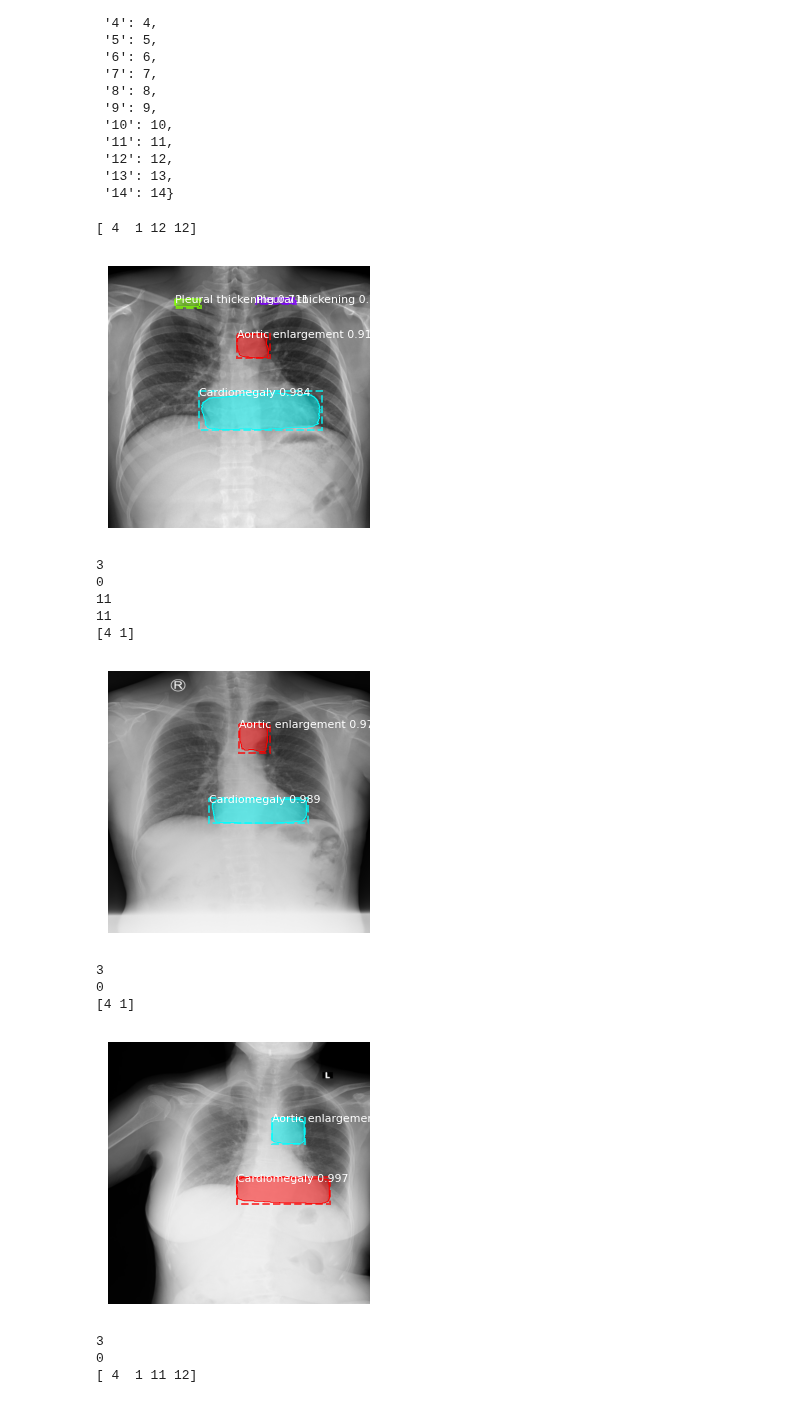
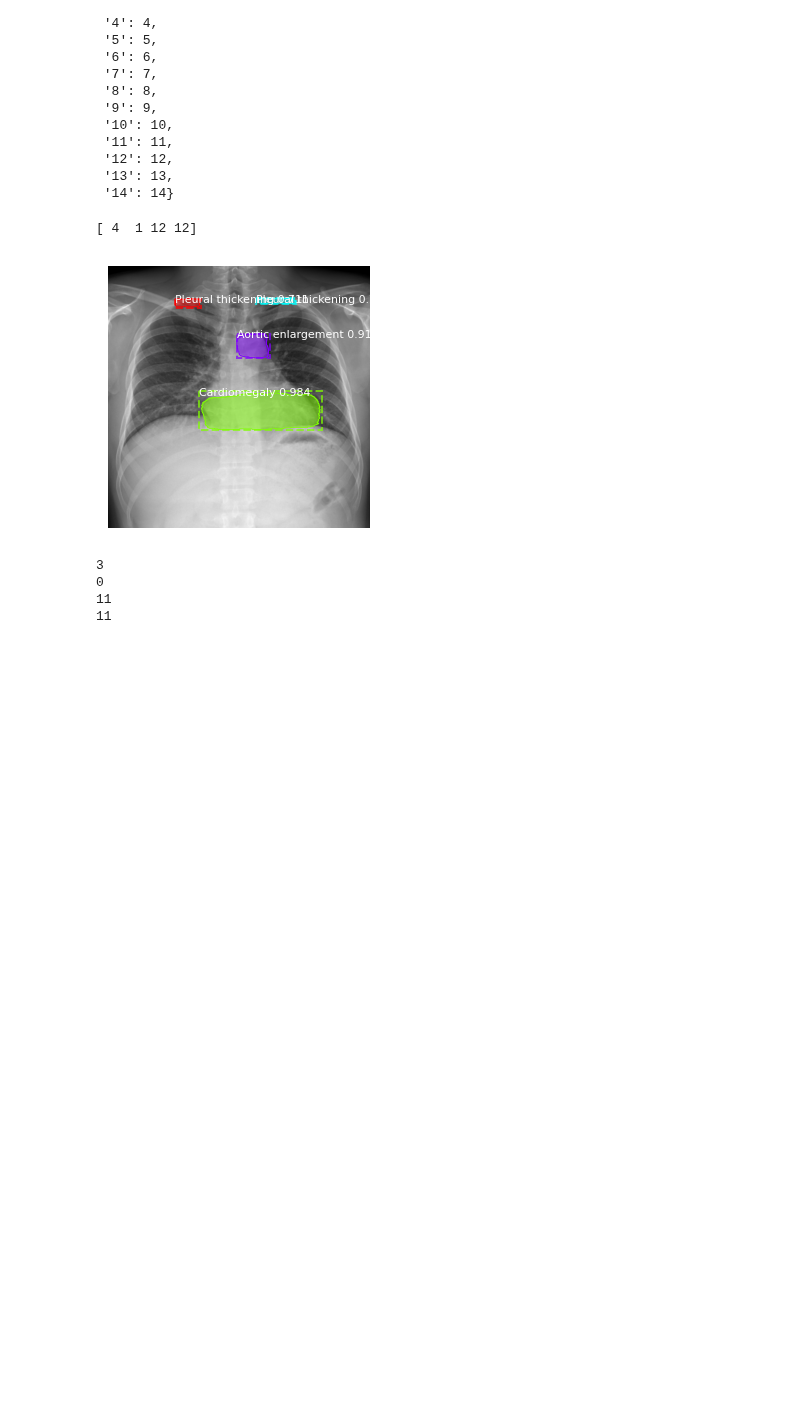
Before and after one commit to daitranskku/chest_x_ray_abnormalities_detection, a Jupyter notebook: MaskRCNN_implementation/model_evaluation.ipynb, the cells around one changed output. Saved outputs shown, nothing was run; the diff lists cells and outputs as text; code cells hidden in the pictures; blank space fills up the shorter version.

```diff
--- a/MaskRCNN_implementation/model_evaluation.ipynb
+++ b/MaskRCNN_implementation/model_evaluation.ipynb
@@ -394,7 +396,7 @@ test_file_list = os.listdir(TEST_DIR)
 # selected_classes_dict = {"0":14,"1":2,"2":0,"3":11,"4":5,"5":8,"6":13,"7":7,
 #                          "8":1,"9":9,"10":6,"11":10,"12":2,"13":4,"14":12}
 
-for image_file_name in tqdm(test_file_list[:5]):
+for image_file_name in tqdm(test_file_list[:1]):
 
     dicom_image = dicom2array(TEST_DIR + '/' + image_file_name)
     image_dimensions = dicom_image.shape
@@ -425,44 +427,35 @@ for image_file_name in tqdm(test_file_list[:5]):
 
             # Convert to submission class id
             for key, value in selected_classes_dict.items():
                 if class_id == int(key):
                     class_id_correct = value -1 # minus 1 because start from 0 for abnormal cases
 
             print(class_id_correct)
 #             print(class_id_correct)
             confidence_score = str(round(confidence,3))
 
 #             y_scale = image_dimensions[0]/IMAGE_SIZE
 #             x_scale = image_dimensions[1]/IMAGE_SIZE
             rescaled_bbox = (bbox * [1, 1, 1, 1]).astype(int)
 
 
             #organise the bbox into xmin, ymin, xmax, ymax
             ymin = image_dimensions[0]-rescaled_bbox[2]
             ymax = image_dimensions[0]-rescaled_bbox[0]
             xmin = rescaled_bbox[1]
             xmax = rescaled_bbox[3]
 
             prediction_string += "{} {} {} {} {} {} ".format(class_id_correct, confidence_score, xmin, ymin, xmax, ymax)
 
         results.append({"image_id":image_file_name.replace(".dicom",""), "PredictionString":prediction_string.strip()})
 
     else:
         results.append({"image_id":image_file_name.replace(".dicom",""), "PredictionString":"14 1.0 0 0 1 1"})
 submission_df = pd.DataFrame(results)
 # %% [output]
 [ 4  1 12 12]
-[figure, old version]
+[figure, new version]
 3
 0
 11
 11
-[4 1]
-[figure, removed]
-3
-0
-[4 1]
-[figure, removed]
-3
-0
-[ 4  1 11 12]
```
Also changed, not shown: parts of 9 cells of this notebook.
